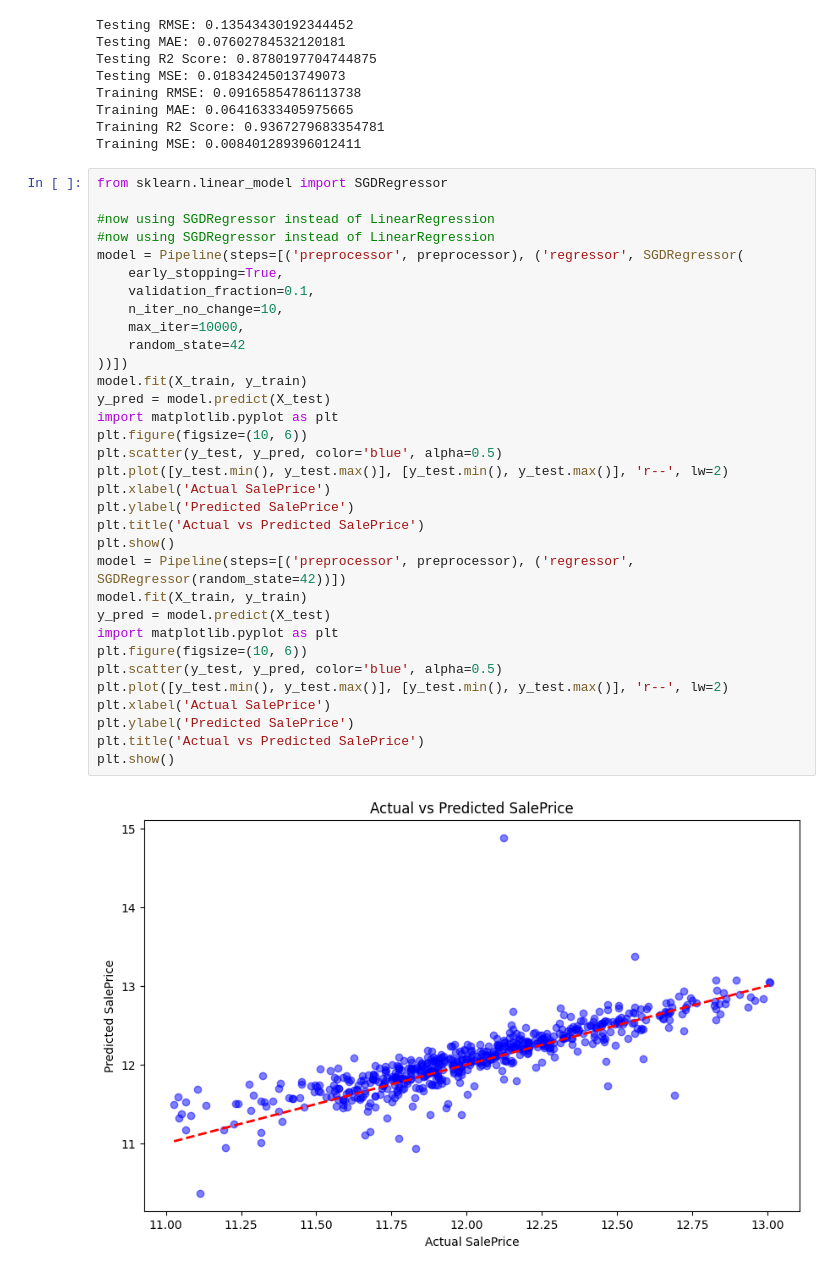
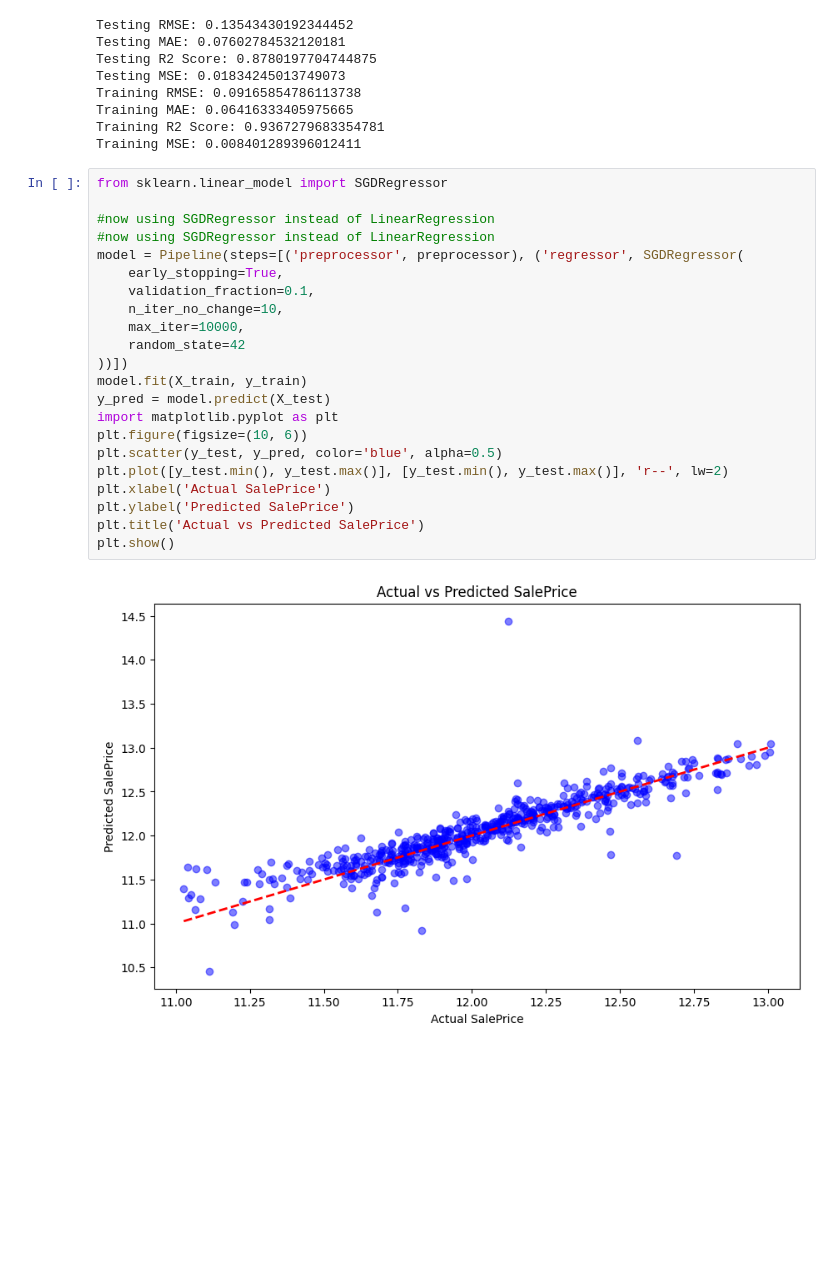
Before and after one commit to HackSlashNITP/Gray-Interface-26, a Jupyter notebook: Kaif/Task 2/Part2.ipynb, the cells around one changed output. Saved outputs shown, nothing was run; the diff lists cells and outputs as text; blank space fills up the shorter version.

```diff
--- a/Kaif/Task 2/Part2.ipynb
+++ b/Kaif/Task 2/Part2.ipynb
@@ -159,38 +160,27 @@ Training MSE: 0.008401289396012411
 # %%
 from sklearn.linear_model import SGDRegressor
 
 #now using SGDRegressor instead of LinearRegression
 #now using SGDRegressor instead of LinearRegression
 model = Pipeline(steps=[('preprocessor', preprocessor), ('regressor', SGDRegressor(
     early_stopping=True,
     validation_fraction=0.1,
     n_iter_no_change=10,
     max_iter=10000,
     random_state=42
 ))])
 model.fit(X_train, y_train)
 y_pred = model.predict(X_test)
 import matplotlib.pyplot as plt
 plt.figure(figsize=(10, 6))
 plt.scatter(y_test, y_pred, color='blue', alpha=0.5)
 plt.plot([y_test.min(), y_test.max()], [y_test.min(), y_test.max()], 'r--', lw=2)
 plt.xlabel('Actual SalePrice')
 plt.ylabel('Predicted SalePrice')
 plt.title('Actual vs Predicted SalePrice')
 plt.show()
-model = Pipeline(steps=[('preprocessor', preprocessor), ('regressor', SGDRegressor(random_state=42))])
-model.fit(X_train, y_train)
-y_pred = model.predict(X_test)
-import matplotlib.pyplot as plt
-plt.figure(figsize=(10, 6))
-plt.scatter(y_test, y_pred, color='blue', alpha=0.5)
-plt.plot([y_test.min(), y_test.max()], [y_test.min(), y_test.max()], 'r--', lw=2)
-plt.xlabel('Actual SalePrice')
-plt.ylabel('Predicted SalePrice')
-plt.title('Actual vs Predicted SalePrice')
-plt.show()
 # %% [output]
-[figure, old version]
+[figure, new version]
 # %%
 #evalauting the models perfomance over training and testing data using RMSE, MEA, R2 SCORE, MSE for SGDRegressor
 from sklearn.metrics import mean_squared_error, mean_absolute_error, r2_score
```
Also changed, not shown: parts of 9 cells of this notebook.
